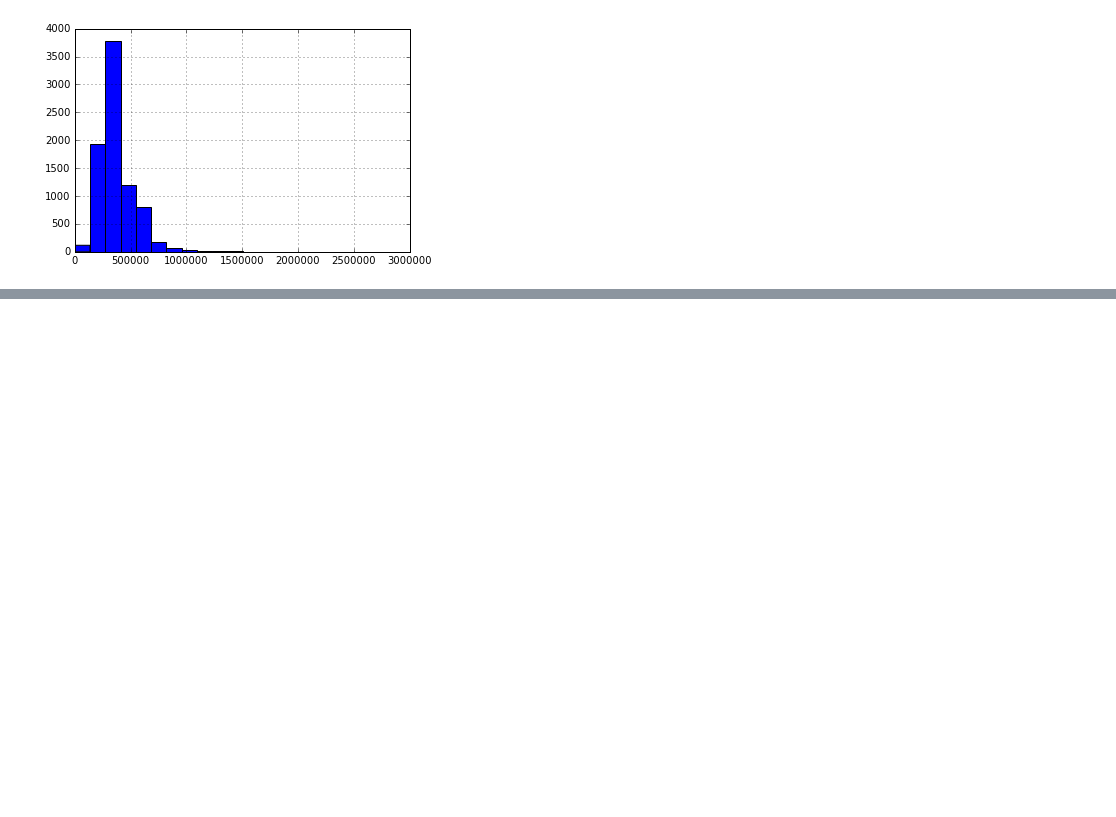
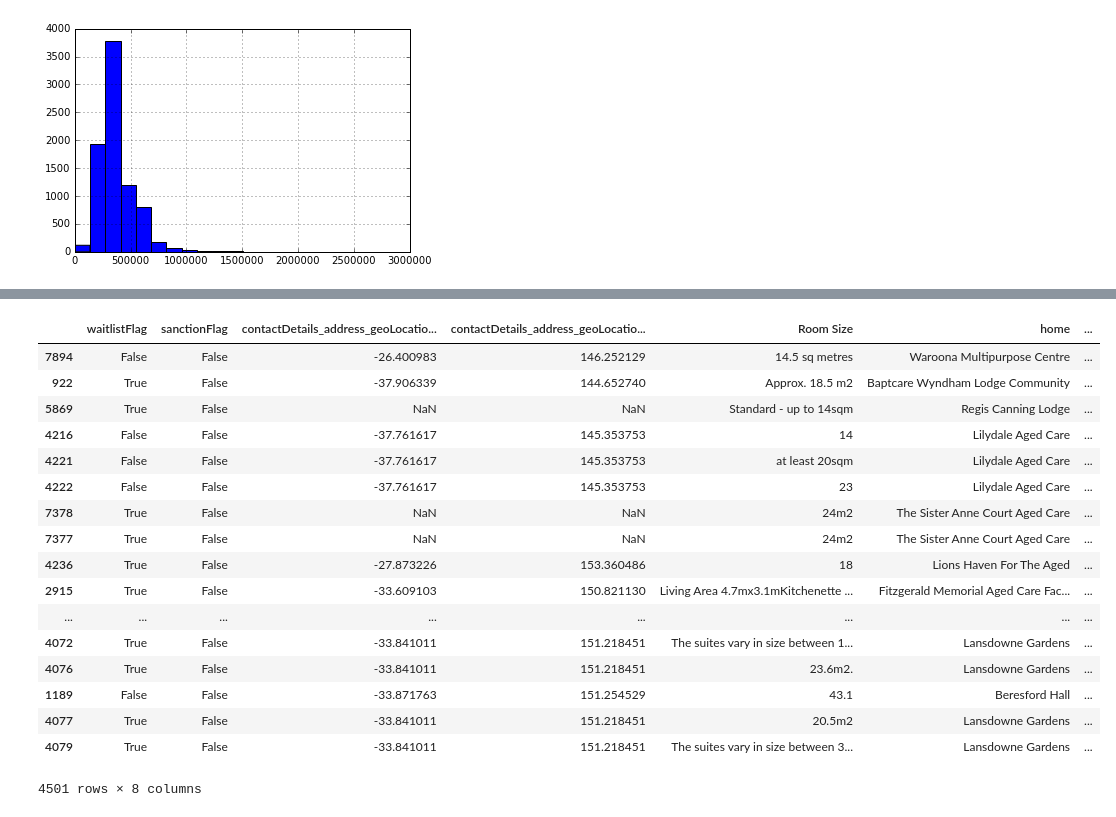
Before and after one commit to jacksongs/resibattle, a Jupyter notebook: Untitled.ipynb, the cells around one changed output, grey strips where cells are left out. Drawn from its saved outputs; the diff is of its cells as text; code cells hidden in the pictures; blank space fills up the shorter version.

```diff
--- a/Untitled.ipynb
+++ b/Untitled.ipynb
@@ -156,0 +207,21 @@ Populating the interactive namespace from numpy and matplotlib
+# %%
+stdd.sort_values('maximumDAP')
+# %% [output]
+|  | waitlistFlag | sanctionFlag | contactDetails_address_geoLocatio... | contactDetails_address_geoLocatio... | Room Size | home | ... |
+| 7894 | False | False | -26.400983 | 146.252129 | 14.5 sq metres | Waroona Multipurpose Centre | ... |
+| 922 | True | False | -37.906339 | 144.652740 | Approx. 18.5 m2 | Baptcare Wyndham Lodge Community | ... |
+| 5869 | True | False | NaN | NaN | Standard - up to 14sqm | Regis Canning Lodge | ... |
+| 4216 | False | False | -37.761617 | 145.353753 | 14 | Lilydale Aged Care | ... |
+| 4221 | False | False | -37.761617 | 145.353753 | at least 20sqm | Lilydale Aged Care | ... |
+| 4222 | False | False | -37.761617 | 145.353753 | 23 | Lilydale Aged Care | ... |
+| 7378 | True | False | NaN | NaN | 24m2 | The Sister Anne Court Aged Care | ... |
+| 7377 | True | False | NaN | NaN | 24m2 | The Sister Anne Court Aged Care | ... |
+| 4236 | True | False | -27.873226 | 153.360486 | 18 | Lions Haven For The Aged | ... |
+| 2915 | True | False | -33.609103 | 150.821130 | Living Area 4.7mx3.1mKitchenette ... | Fitzgerald Memorial Aged Care Fac... | ... |
+| ... | ... | ... | ... | ... | ... | ... | ... |
+| 4072 | True | False | -33.841011 | 151.218451 | The suites vary in size between 1... | Lansdowne Gardens | ... |
+| 4076 | True | False | -33.841011 | 151.218451 | 23.6m2. | Lansdowne Gardens | ... |
+| 1189 | False | False | -33.871763 | 151.254529 | 43.1 | Beresford Hall | ... |
+| 4077 | True | False | -33.841011 | 151.218451 | 20.5m2 | Lansdowne Gardens | ... |
+| 4079 | True | False | -33.841011 | 151.218451 | The suites vary in size between 3... | Lansdowne Gardens | ... |
+4501 rows × 8 columns
```
Also changed, not shown: parts of 6 cells of this notebook, 13 other files.
